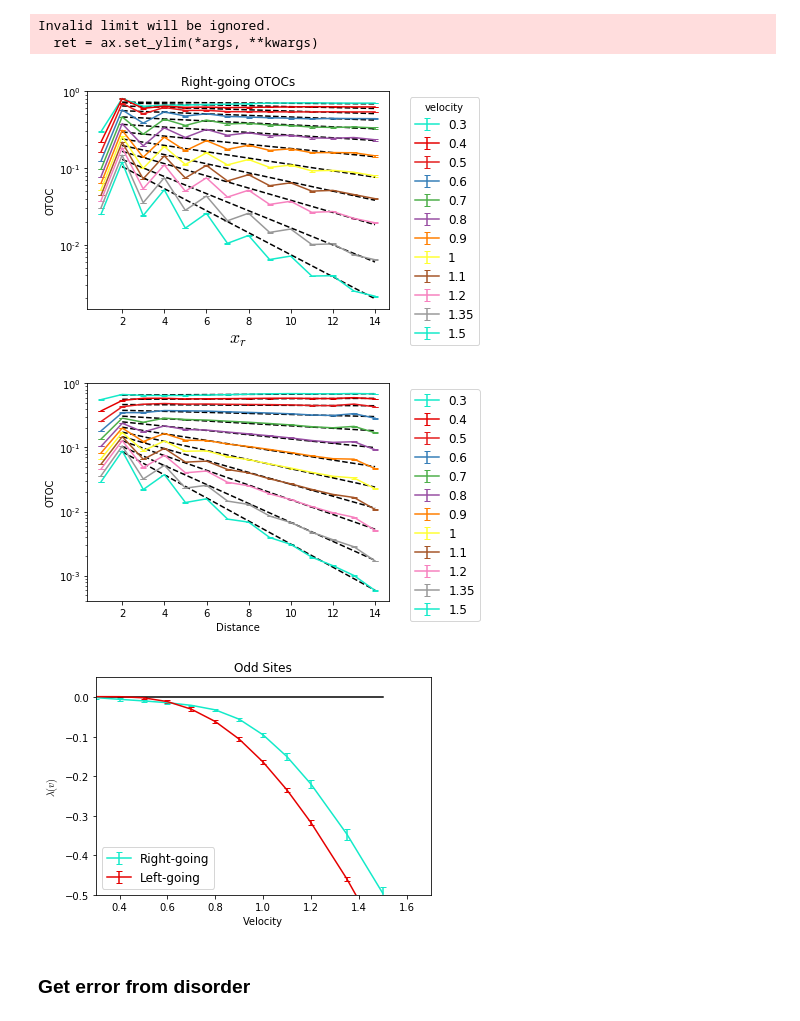
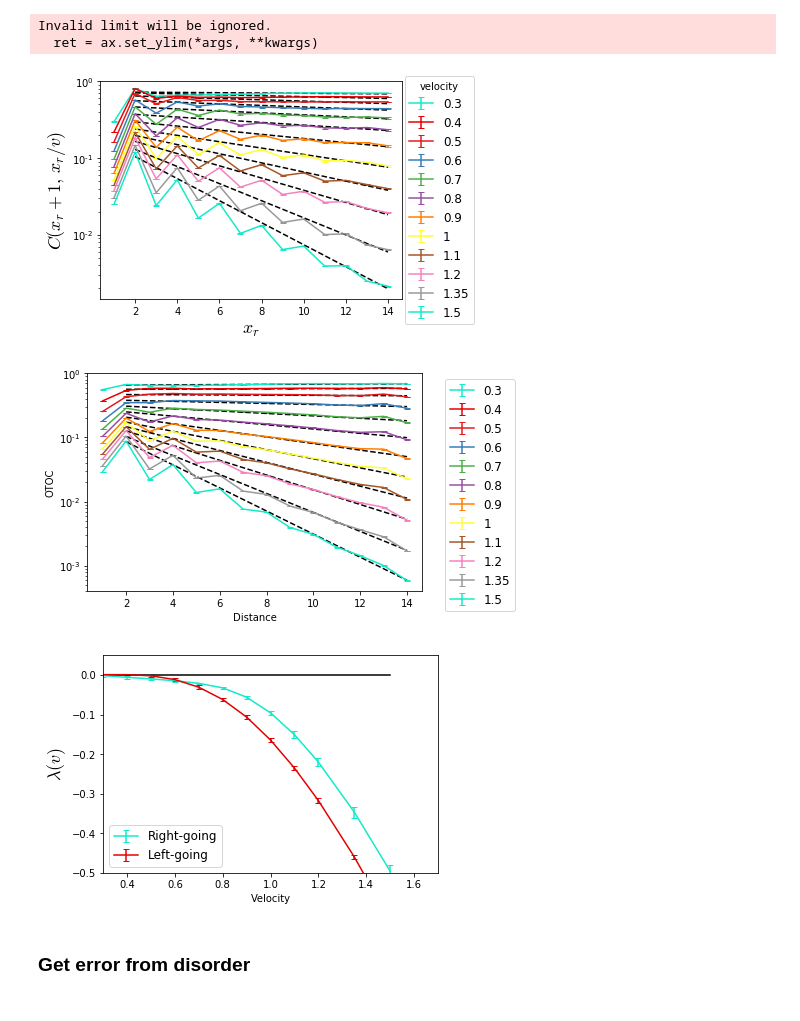
Before and after one commit to cnstahl/Asymmetric, a Jupyter notebook: python/Hamiltonian/Z OTOC vb.ipynb, the cells around one changed output. Cells and saved outputs as stored; diff of their text form; code cells hidden in the pictures.

```diff
--- a/python/Hamiltonian/Z OTOC vb.ipynb
+++ b/python/Hamiltonian/Z OTOC vb.ipynb
@@ -53,46 +53,46 @@ for idx, otocfore in enumerate(otocsfore):
     errors_fore.append(np.sqrt(errors[0,0]) * vs[idx])
 box = ax.get_position()
 ax.set_position([box.x0, box.y0, box.width * 0.9, box.height])
-ax.legend(bbox_to_anchor=(1.05, 1), loc=2, title="velocity")
+ax.legend(bbox_to_anchor=(0.99, 1.05), loc=2, title="velocity")
 plt.ylim(0,1)
 plt.xlabel("$x_r$", fontsize=18)
-plt.ylabel("OTOC")
-plt.title("Right-going OTOCs")
-# plt.savefig('figures/oddVDLEfromOTOCs.pdf')
+plt.ylabel("$C(x_r+1,\, x_r/v)$", fontsize=18)
+# plt.title("Right-going OTOCs")
+plt.savefig('figures/oddVDLEfromOTOCs.pdf')
 plt.show()
 
 # Backward
 ax = plt.subplot(111)
 gammas_back = []
 errors_back = []
 for idx, otocback in enumerate(otocsback):
     ax.set_yscale("log", nonposy='clip')
 #     ax.errorbar(sites[1:], otocback[1:], label = str(vs[idx]))
     ax.errorbar(sites[1:], otocback[1:], yerr=stdsback[idx,1:], label = str(qm.chop(vs[idx])))
     x = sites[2::2]
     y = otocback[2::2]
     logy = np.log(y)
     coeffs, errors = np.polyfit(x,logy,deg=1, cov=True)
 #     print(vs[idx], coeffs)
     poly = np.poly1d(coeffs)
     yfit = lambda x: np.exp(poly(x))
     ax.plot(x,yfit(x), 'k--')
     gammas_back.append(coeffs[0] * vs[idx])
     errors_back.append(np.sqrt(errors[0,0]) * vs[idx])
 box = ax.get_position()
-ax.set_position([box.x0, box.y0, box.width * 0.9, box.height])
+# ax.set_position([box.x0, box.y0, box.width * 0.99, box.height])
 ax.legend(bbox_to_anchor=(1.05, 1), loc=2)
 plt.ylim(0,1)
 plt.xlabel("Distance")
 plt.ylabel("OTOC")
 # plt.title("Backward OTOCs")
 # plt.savefig('figures/zotocs_backL' + str(L) + '.pdf')
 plt.show()
 # %% [output]
 Invalid limit will be ignored.
   ret = ax.set_ylim(*args, **kwargs)
-[figure, old version]
+[figure, new version]
-[figure, old version]
+[figure, new version]
 # %%
 ax = plt.subplot(111)
 ax.errorbar(vs, gammas_fore, yerr=errors_fore,  label = "Right-going")
@@ -101,15 +101,15 @@ ax.plot(vs, np.zeros(len(vs)), 'k')
 box = ax.get_position()
 ax.set_position([box.x0, box.y0, box.width, box.height])
 ax.legend(loc=3)
-plt.title("Odd Sites")
+# plt.title("Odd Sites")
 plt.xlabel("Velocity")
 plt.xlim((0.3,1.7))
 plt.ylim((-.5,.05))
-plt.ylabel("$\lambda(v)$")
+plt.ylabel("$\lambda(v)$", fontsize=18)
 # plt.savefig('figures/oddVDLE.pdf')
 plt.show()
 # %% [output]
-[figure, old version]
+[figure, new version]
 # %% [markdown]
 ### Get error from disorder
 # %%
```
Also changed, not shown: 10 other files.
